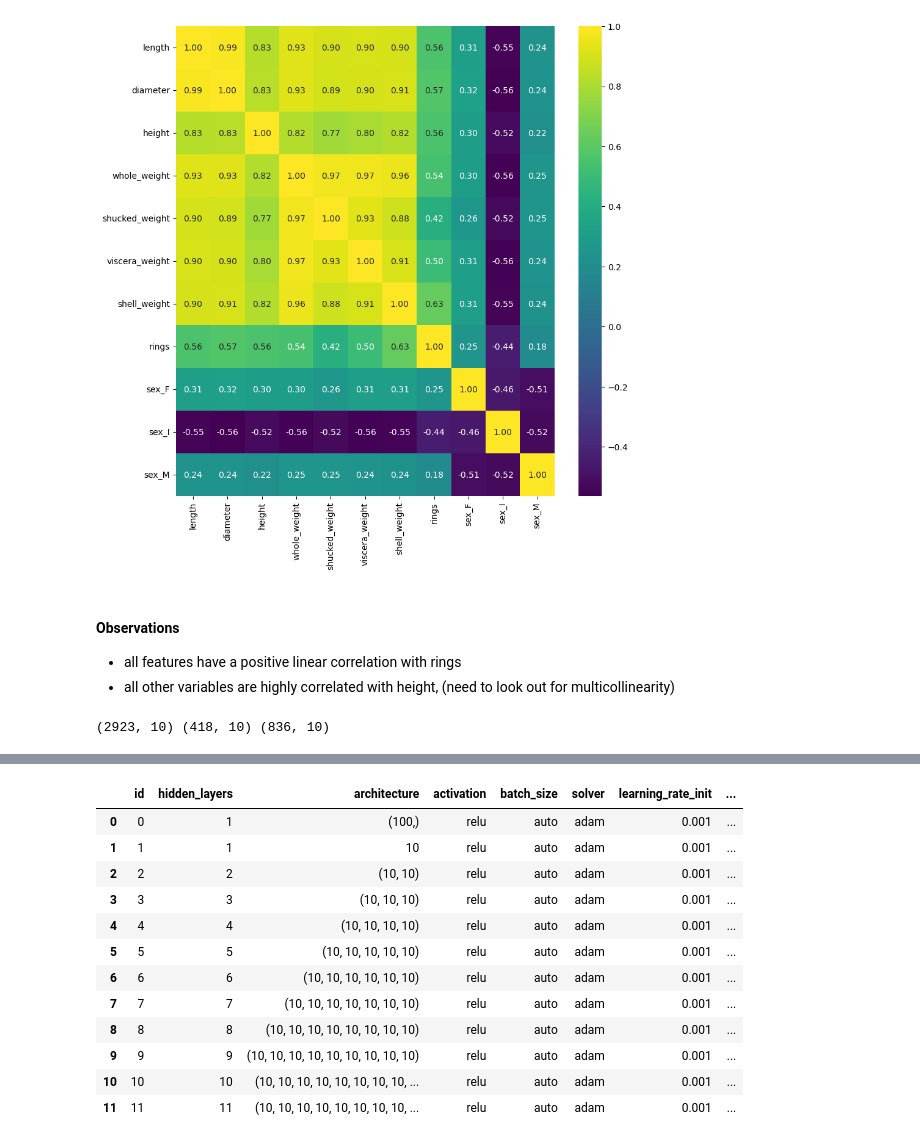
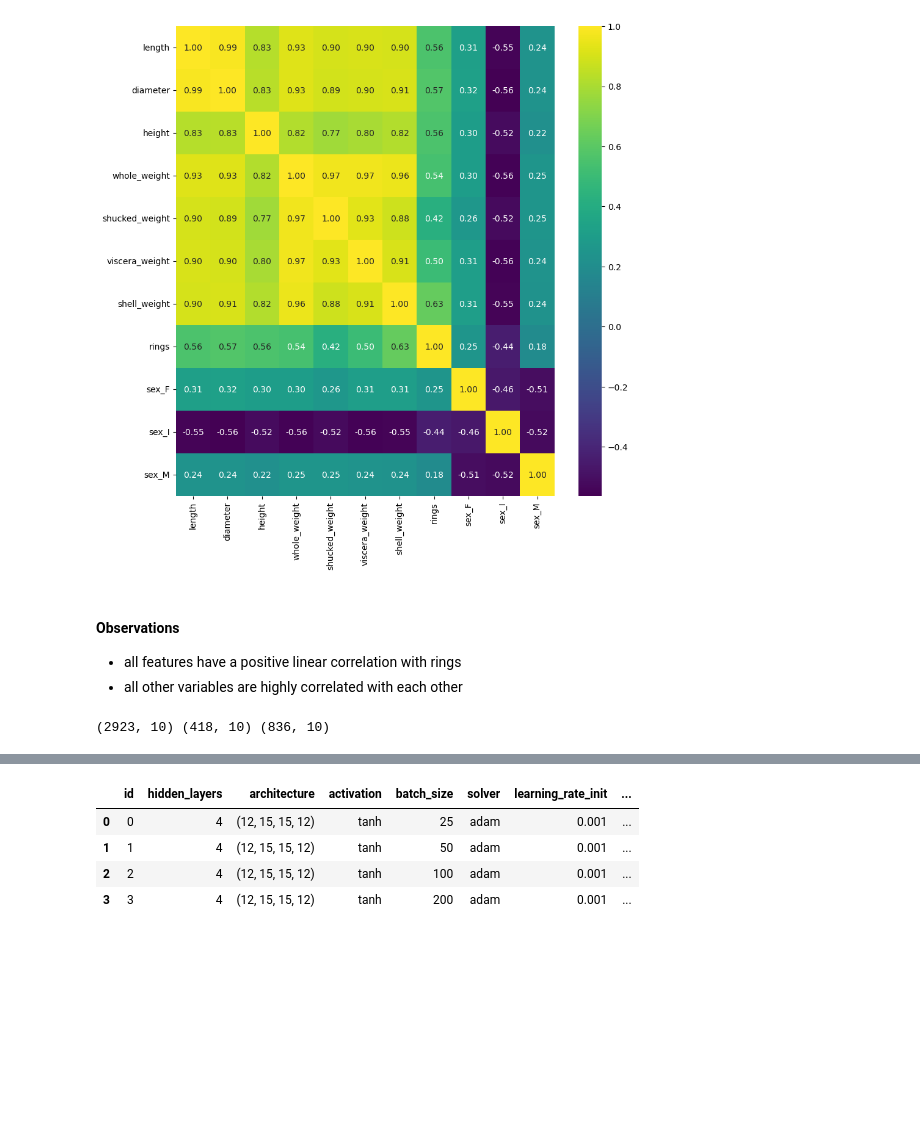
Before and after one commit to ajulthomas/soft-computing, a Jupyter notebook: marked_tutorial_task_2.ipynb, the cells around one changed output, grey strips where cells are left out. Saved outputs shown, nothing was run; the diff lists cells and outputs as text; code cells hidden in the pictures; blank space fills up the shorter version.

Commit message:
adds task 2

```diff
--- a/marked_tutorial_task_2.ipynb
+++ b/marked_tutorial_task_2.ipynb
@@ -194,7 +194,7 @@ sns.heatmap(data_encoded.corr(), annot=True, cmap='viridis', fmt='.2f')
 #### Observations
 
 - all features have a positive linear correlation with rings
-- all other variables are highly correlated with height, (need to look out for multicollinearity)
+- all other variables are highly correlated with each other
 # %%
 # scale the data
 from sklearn.preprocessing import StandardScaler
@@ -203,6 +203,10 @@ scaler = StandardScaler().fit(X_train)
 X_train_scaled = scaler.transform(X_train)
 X_val_scaled = scaler.transform(X_val)
 X_test_scaled = scaler.transform(X_test)
+# %%
+X_train_scaled = pd.DataFrame(X_train_scaled, columns=X_train.columns)
+X_val_scaled = pd.DataFrame(X_val_scaled, columns=X_val.columns)
+X_test_scaled = pd.DataFrame(X_test_scaled, columns=X_test.columns)
 # %%
 # check shape of the scaled data
 print(X_train_scaled.shape, X_val_scaled.shape, X_test_scaled.shape)
@@ -213,12 +217,13 @@ from sklearn.neural_network import MLPRegressor
 # import mse from sklearn
 from sklearn.metrics import mean_squared_error
 
-def train_model(id, hyper_params):
-    mlp_regressor = MLPRegressor(**hyper_params).fit(X_train_scaled, y_train)
+def train_model(id, hyper_params, train_X, test_x, val_X):
+    # train the model
+    mlp_regressor = MLPRegressor(**hyper_params).fit(train_X, y_train)
     # predict the target on the train, validation and test sets
-    y_train_pred = mlp_regressor.predict(X_train_scaled)
-    y_val_pred = mlp_regressor.predict(X_val_scaled)
-    y_test_pred = mlp_regressor.predict(X_test_scaled)
+    y_train_pred = mlp_regressor.predict(train_X)
+    y_val_pred = mlp_regressor.predict(val_X)
+    y_test_pred = mlp_regressor.predict(test_x)
     # calculate the mean squared error on the train and validation sets
     train_score = mean_squared_error(y_train, y_train_pred)
     val_score = mean_squared_error(y_val, y_val_pred)
@@ -240,31 +245,29 @@ def train_model(id, hyper_params):
 # %%
 # hyper params
 hyper_param_options = [
-    { 'verbose': True, 'random_state': 33 },
-    { 'verbose': True, 'random_state': 33, 'hidden_layer_sizes': (10) },
-    { 'verbose': True, 'random_state': 33, 'hidden_layer_sizes': (10, 10) },
-    { 'verbose': True, 'random_state': 33, 'hidden_layer_sizes': (10, 10, 10) },
-    { 'verbose': True, 'random_state': 33, 'hidden_layer_sizes': (10, 10, 10, 10) },
-    { 'verbose': True, 'random_state': 33, 'hidden_layer_sizes': (10, 10, 10, 10, 10) },
-    { 'verbose': True, 'random_state': 33, 'hidden_layer_sizes': (10, 10, 10, 10, 10, 10) },
-    { 'verbose': True, 'random_state': 33, 'hidden_layer_sizes': (10, 10, 10, 10, 10, 10, 10) },
-    { 'verbose': True, 'random_state': 33, 'hidden_layer_sizes': (10, 10, 10, 10, 10, 10, 10, 10) },
-    { 'verbose': True, 'random_state': 33, 'hidden_layer_sizes': (10, 10, 10, 10, 10, 10, 10, 10, 10) },
-    { 'verbose': True, 'random_state': 33, 'hidden_layer_sizes': (10, 10, 10, 10, 10, 10, 10, 10, 10, 10) },
-    { 'verbose': True, 'random_state': 33, 'hidden_layer_sizes': (10, 10, 10, 10, 10, 10, 10, 10, 10, 10, 10) },
+    { 'verbose': False, 'random_state': 33, 'hidden_layer_sizes': (12, 15, 15, 12), 'activation': 'tanh', 'batch_size': 25 },
+    { 'verbose': False, 'random_state': 33, 'hidden_layer_sizes': (12, 15, 15, 12), 'activation': 'tanh', 'batch_size': 50 },
+    { 'verbose': False, 'random_state': 33, 'hidden_layer_sizes': (12, 15, 15, 12), 'activation': 'tanh', 'batch_size': 100 },
+    { 'verbose': False, 'random_state': 33, 'hidden_layer_sizes': (12, 15, 15, 12), 'activation': 'tanh', 'batch_size': 200 },
 ]
+
+
+# select features
+# ['length', 'diameter', 'height', 'whole_weight', 'shucked_weight', 'viscera_weight', 'shell_weight', 'sex_F', 'sex_I', 'sex_M']
+
+selected_features = [ 'length', 'diameter', 'whole_weight', 'shucked_weight', 'viscera_weight', 'shell_weight',  'sex_F', 'sex_I', 'sex_M']
 
 observations_df = pd.DataFrame()
 
 for index,hyper_param_option in enumerate(hyper_param_options):
     print(f"Training model {index}, with hyper params: {hyper_param_option}")
-    result = train_model(index, hyper_param_option)
+    result = train_model(index, hyper_param_option, X_train_scaled[selected_features], X_test_scaled[selected_features], X_val_scaled[selected_features])
     result_df = pd.DataFrame([result])
     observations_df = pd.concat([observations_df, result_df], ignore_index=True)
     print(f"Training model {index}, with hyper params: {hyper_param_option} completed")
     # print("Test results: ", observations_df.iloc[index])
 
-observations_df.to_csv('./data/observations_task2.csv', index=False)
+observations_df.to_csv('./data/observations_task2_final2.csv', index=False)
 
 observations_df
 # %% [output]
@@ -407,13 +282,5 @@ Training model 11, with hyper params: {'verbose': True, 'random_state': 33, 'hid
 |  | id | hidden_layers | architecture | activation | batch_size | solver | learning_rate_init | ... |
-| 0 | 0 | 1 | (100,) | relu | auto | adam | 0.001 | ... |
-| 1 | 1 | 1 | 10 | relu | auto | adam | 0.001 | ... |
-| 2 | 2 | 2 | (10, 10) | relu | auto | adam | 0.001 | ... |
-| 3 | 3 | 3 | (10, 10, 10) | relu | auto | adam | 0.001 | ... |
-| 4 | 4 | 4 | (10, 10, 10, 10) | relu | auto | adam | 0.001 | ... |
-| 5 | 5 | 5 | (10, 10, 10, 10, 10) | relu | auto | adam | 0.001 | ... |
-| 6 | 6 | 6 | (10, 10, 10, 10, 10, 10) | relu | auto | adam | 0.001 | ... |
-| 7 | 7 | 7 | (10, 10, 10, 10, 10, 10, 10) | relu | auto | adam | 0.001 | ... |
-| 8 | 8 | 8 | (10, 10, 10, 10, 10, 10, 10, 10) | relu | auto | adam | 0.001 | ... |
-| 9 | 9 | 9 | (10, 10, 10, 10, 10, 10, 10, 10, 10) | relu | auto | adam | 0.001 | ... |
-| 10 | 10 | 10 | (10, 10, 10, 10, 10, 10, 10, 10, ... | relu | auto | adam | 0.001 | ... |
-| 11 | 11 | 11 | (10, 10, 10, 10, 10, 10, 10, 10, ... | relu | auto | adam | 0.001 | ... |
+| 0 | 0 | 4 | (12, 15, 15, 12) | tanh | 25 | adam | 0.001 | ... |
+| 1 | 1 | 4 | (12, 15, 15, 12) | tanh | 50 | adam | 0.001 | ... |
+| 2 | 2 | 4 | (12, 15, 15, 12) | tanh | 100 | adam | 0.001 | ... |
+| 3 | 3 | 4 | (12, 15, 15, 12) | tanh | 200 | adam | 0.001 | ... |
```
Also changed, not shown: parts of 1 cell of this notebook, 4 other files.
